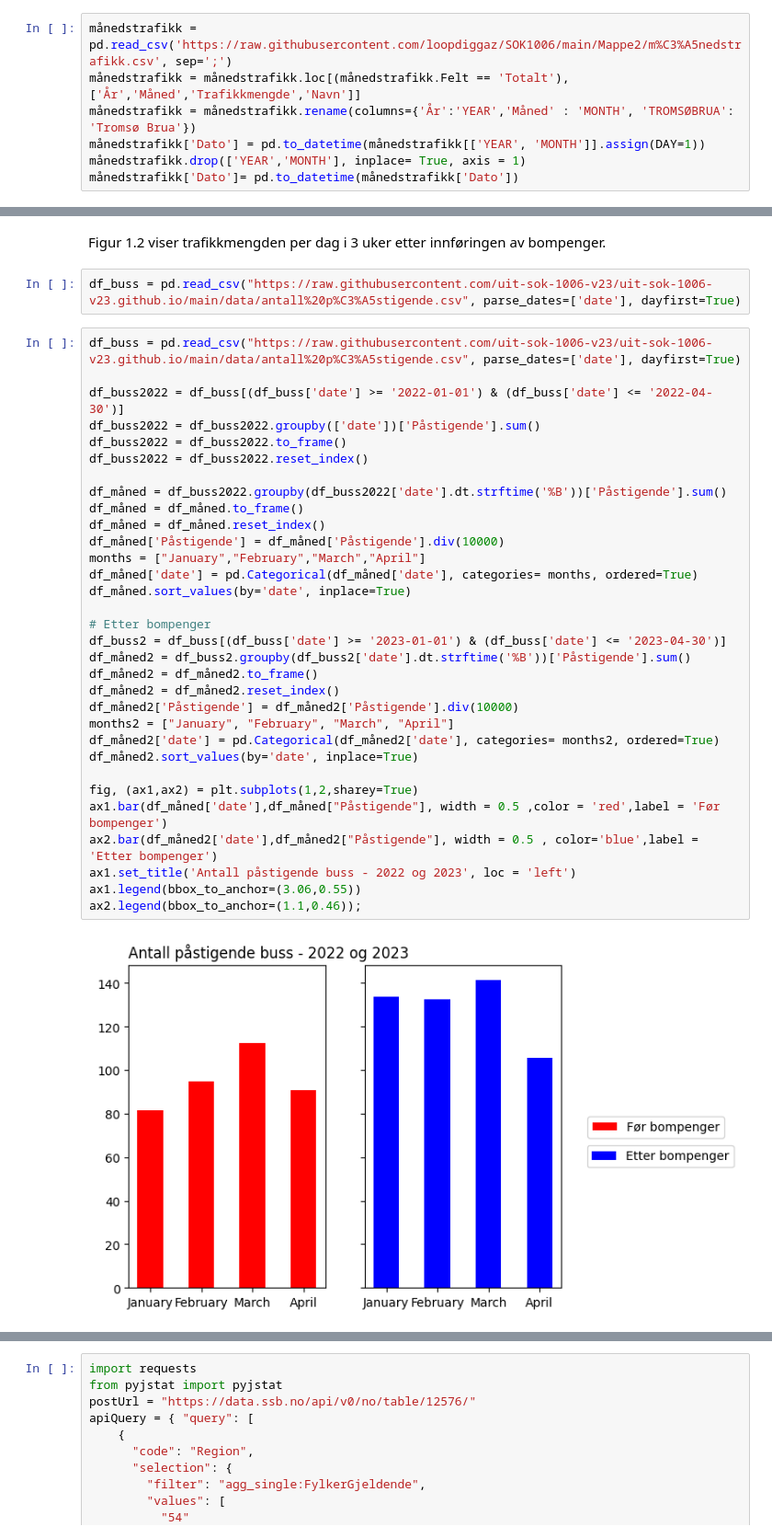
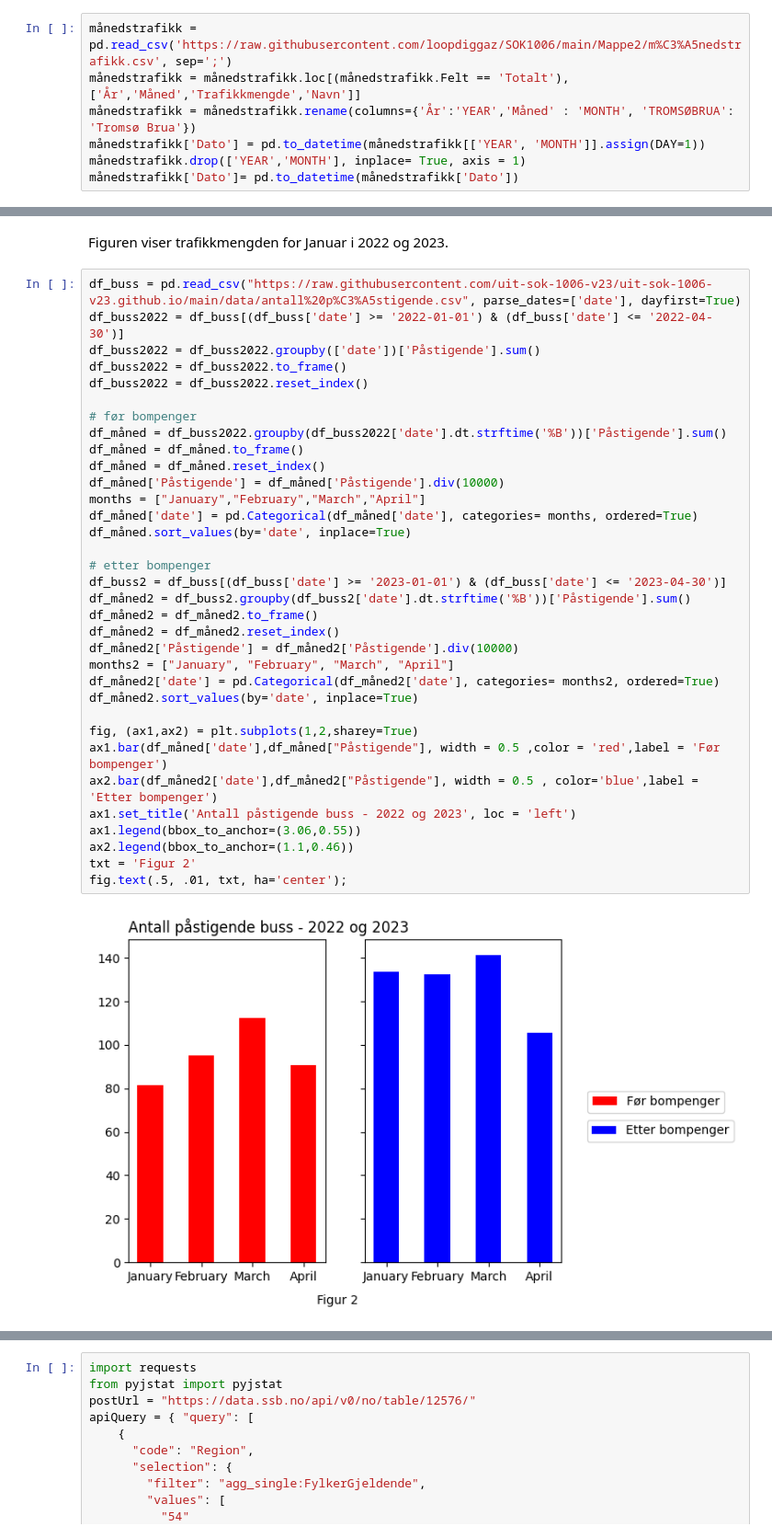
Before and after one commit to loopdiggaz/SOK-1006, a Jupyter notebook: Mappe2/mappeoppgave2_61.ipynb, the cells around one changed output, grey strips where cells are left out. Shown at 92% size. Saved outputs shown, nothing was run; the diff lists cells and outputs as text.

```diff
--- a/Mappe2/mappeoppgave2_61.ipynb
+++ b/Mappe2/mappeoppgave2_61.ipynb
@@ -106,39 +140,39 @@ ax.set_title('Trafikkmengde de første 3 uker etter bompenger');
 # %% [markdown]
-Figur 1.2 viser trafikkmengden per dag i 3 uker etter innføringen av bompenger.
+Figuren viser trafikkmengden for Januar i 2022 og 2023.
-# %%
-df_buss = pd.read_csv("https://raw.githubusercontent.com/uit-sok-1006-v23/uit-sok-1006-v23.github.io/main/data/antall%20p%C3%A5stigende.csv", parse_dates=['date'], dayfirst=True)
 # %%
 df_buss = pd.read_csv("https://raw.githubusercontent.com/uit-sok-1006-v23/uit-sok-1006-v23.github.io/main/data/antall%20p%C3%A5stigende.csv", parse_dates=['date'], dayfirst=True)
-
 df_buss2022 = df_buss[(df_buss['date'] >= '2022-01-01') & (df_buss['date'] <= '2022-04-30')]
 df_buss2022 = df_buss2022.groupby(['date'])['Påstigende'].sum()
 df_buss2022 = df_buss2022.to_frame()
 df_buss2022 = df_buss2022.reset_index()
 
+# før bompenger
 df_måned = df_buss2022.groupby(df_buss2022['date'].dt.strftime('%B'))['Påstigende'].sum()
 df_måned = df_måned.to_frame()
 df_måned = df_måned.reset_index()
 df_måned['Påstigende'] = df_måned['Påstigende'].div(10000)
 months = ["January","February","March","April"]
 df_måned['date'] = pd.Categorical(df_måned['date'], categories= months, ordered=True)
 df_måned.sort_values(by='date', inplace=True)
 
-# Etter bompenger
+# etter bompenger
 df_buss2 = df_buss[(df_buss['date'] >= '2023-01-01') & (df_buss['date'] <= '2023-04-30')]
 df_måned2 = df_buss2.groupby(df_buss2['date'].dt.strftime('%B'))['Påstigende'].sum()
 df_måned2 = df_måned2.to_frame()
 df_måned2 = df_måned2.reset_index()
 df_måned2['Påstigende'] = df_måned2['Påstigende'].div(10000)
 months2 = ["January", "February", "March", "April"]
 df_måned2['date'] = pd.Categorical(df_måned2['date'], categories= months2, ordered=True)
 df_måned2.sort_values(by='date', inplace=True)
 
 fig, (ax1,ax2) = plt.subplots(1,2,sharey=True)
 ax1.bar(df_måned['date'],df_måned["Påstigende"], width = 0.5 ,color = 'red',label = 'Før bompenger')
 ax2.bar(df_måned2['date'],df_måned2["Påstigende"], width = 0.5 , color='blue',label = 'Etter bompenger')
 ax1.set_title('Antall påstigende buss - 2022 og 2023', loc = 'left')
 ax1.legend(bbox_to_anchor=(3.06,0.55))
-ax2.legend(bbox_to_anchor=(1.1,0.46));
+ax2.legend(bbox_to_anchor=(1.1,0.46))
+txt = 'Figur 2'
+fig.text(.5, .01, txt, ha='center');
 # %% [output]
-[figure, old version]
+[figure, new version]
 # %% [markdown]
```
Also changed, not shown: parts of 18 cells of this notebook.
